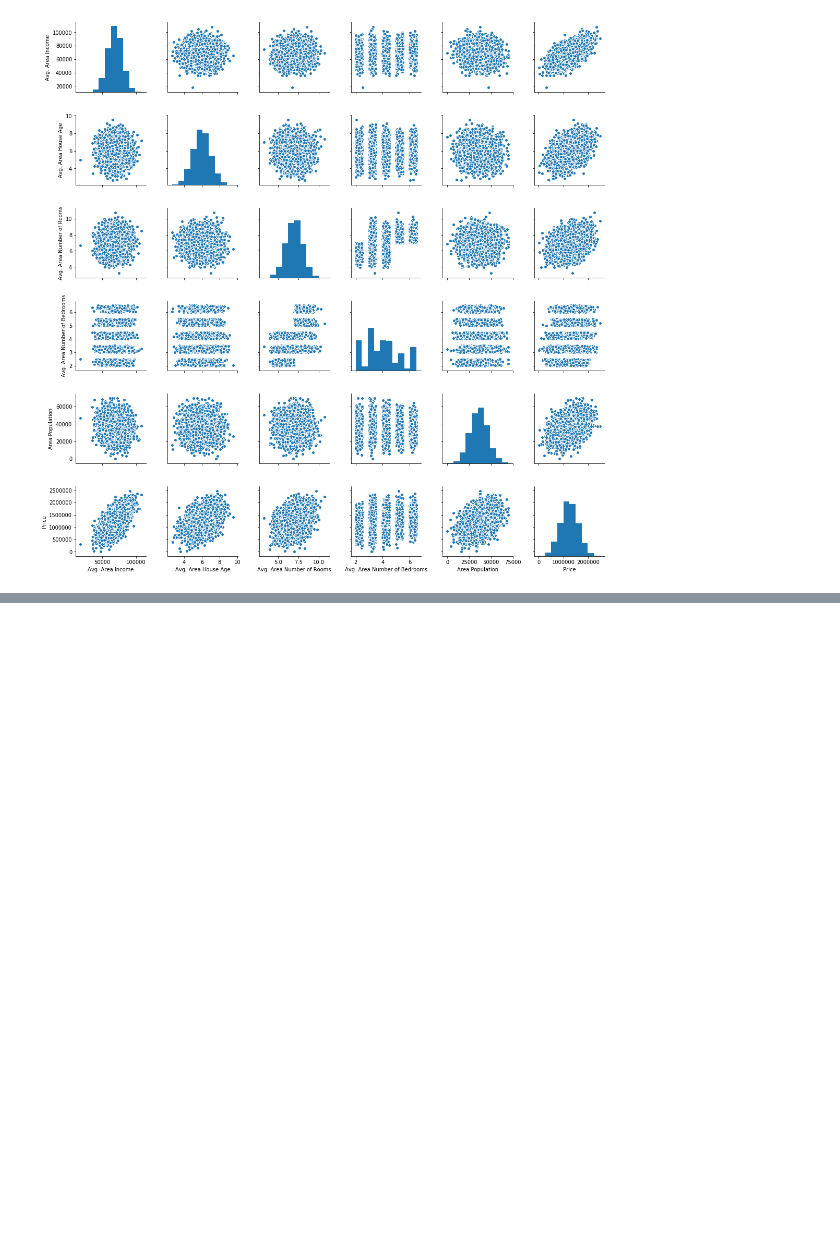
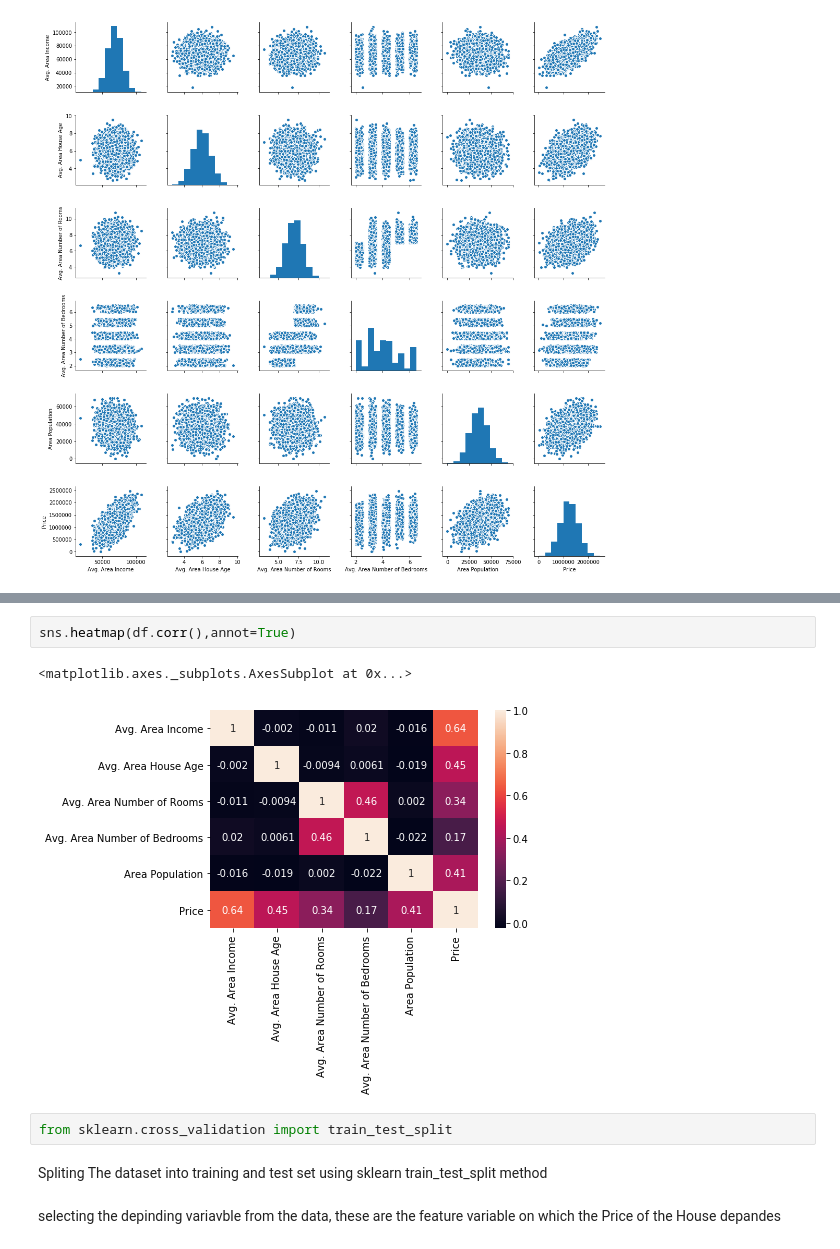
Before and after one commit to AwesmeSen/60daysofudacity, a Jupyter notebook: Day1/Regression.ipynb, the cells around one changed output, grey strips where cells are left out. Saved outputs shown, nothing was run; the diff lists cells and outputs as text; blank space fills up the shorter version.

```diff
--- a/Day1/Regression.ipynb
+++ b/Day1/Regression.ipynb
@@ -55,0 +79,11 @@ sns.pairplot(df)
+# %%
+sns.heatmap(df.corr(),annot=True)
+# %% [output]
+<matplotlib.axes._subplots.AxesSubplot at 0x...>
+[figure, added]
+# %%
+from sklearn.cross_validation import train_test_split
+# %% [markdown]
+Spliting The dataset into training and test set using sklearn train_test_split method
+# %% [markdown]
+selecting the depinding variavble from the data, these are the feature variable on which the Price of the House depandes
```
Also changed, not shown: parts of 26 cells of this notebook.
